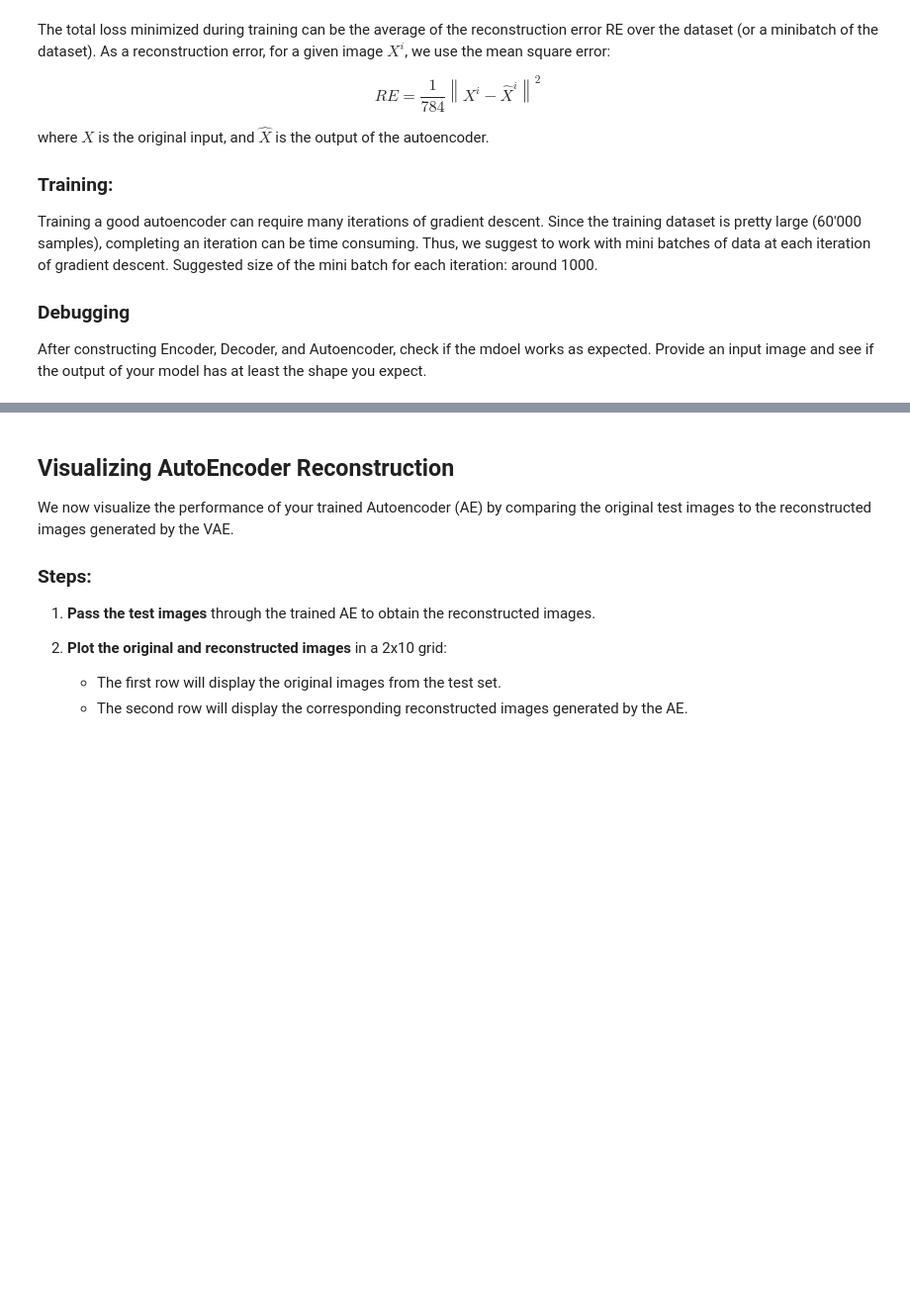
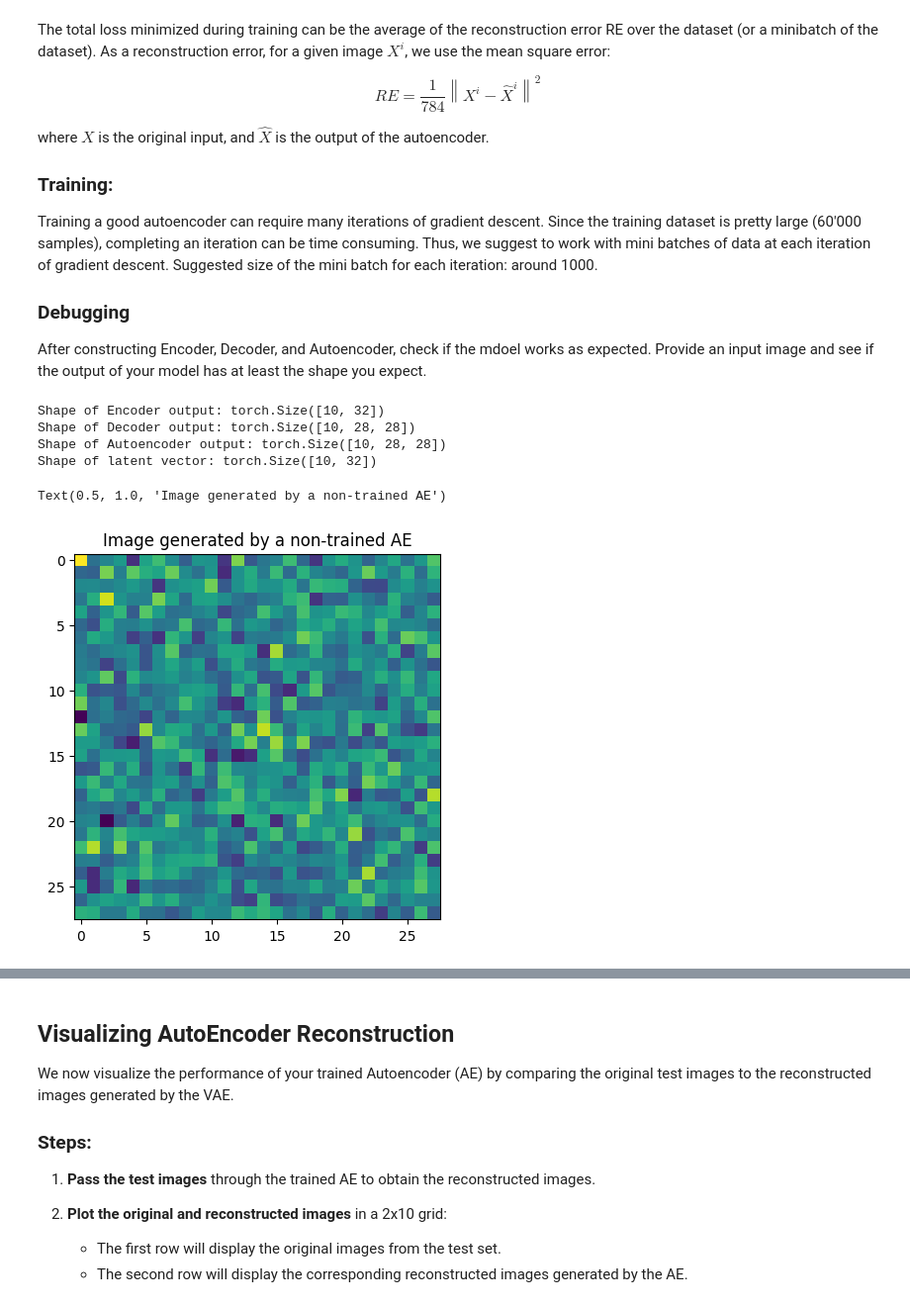
Before and after one commit to KennethSUPSI/auto_encoder_emma_maithili, a Jupyter notebook: Autoencoders_emma_maithili.ipynb, the cells around one changed output, grey strips where cells are left out. Shown at 99% size. Drawn from its saved outputs; the diff is of its cells as text; code cells hidden in the pictures; blank space fills up the shorter version.

```diff
--- a/Autoencoders_emma_maithili.ipynb
+++ b/Autoencoders_emma_maithili.ipynb
@@ -166,24 +181,37 @@ class Encoder(nn.Module):
 # You can complete the following cell or rewrite it from scratch
 
 class Decoder(nn.Module):
-    def __init__(self, ......  ):
+    def __init__(self, H, W, hidden_size_D, nz):
         super(Decoder, self).__init__()
 
-        ...
+        self.fc1 = nn.Linear(nz, hidden_size_D[0])  # First fully connected layer
+        self.fc2 = nn.Linear(hidden_size_D[0], hidden_size_D[1])  # Second fully connected layer
+        self.fc3 = nn.Linear(hidden_size_D[1], H*W)  # Output layer
+
+        self.unflatten = nn.Unflatten(dim=1, unflattened_size=(H, W))
+
+        self.relu = nn.ReLU()
+        self.sigmoid = nn.Sigmoid()
 
     def forward(self, z):
 
-        x = ...
+        x = self.sigmoid(self.fc1(z))
+        x = self.sigmoid(self.fc2(x))
+
+        x = self.fc3(x)
+        x = self.sigmoid(x)  # Ensure output is in the range [0, 1]
+        x = self.unflatten(x)
+
         return x
 # %%
 # Create Autoencoder (You can adapt this cell  based on the Encoder and Decoder models you have defined in the previous cells)
 
 class AutoEncoder(nn.Module):
-    def __init__(self, ......  ):
+    def __init__(self, H, W, hidden_size_E, hidden_size_D, nz):
         super(AutoEncoder, self).__init__()
         # Initialize the encoder and decoder
-        self.encoder = Encoder(...)
-        self.decoder = Decoder(...)
+        self.encoder = Encoder(H, W, hidden_size_E, nz)
+        self.decoder = Decoder(H, W, hidden_size_D, nz)
 
     def forward(self, x):
         # Encode input to latent space
@@ -197,37 +225,46 @@ class AutoEncoder(nn.Module):
 
 # Test the Autoencoder architecture
 
 # Extract a set of 10 images
 X = X_train[0:10, :, :]  # Shape: (10, 28, 28)
 batch_size, H, W = X.shape
 
 # Define model parameters
-
+nz = 32
+hidden_size_E=[128, 64]
+hidden_size_D=[64, 128]
 
 # Instantiate the encoder model
-model_encoder = Encoder(...)
+model_encoder = Encoder(H, W, hidden_size_E, nz)
 # Forward pass through the encoder
 enc_im = model_encoder(X)
 print(f"Shape of Encoder output: {enc_im.shape}")  # Expected size: (batch_size, nz)
 
 # Instantiate the decoder model
-model_decoder = Decoder(...)
+model_decoder = Decoder(H, W, hidden_size_D, nz)
 # Forward pass through the decoder
 out = model_decoder(enc_im)
 print(f"Shape of Decoder output: {out.shape}")  # Expected shape: (batch_size, 28, 28)
 
 # Instantiate the full AutoEncoder
-model = AutoEncoder(...)
+model = AutoEncoder(H, W, hidden_size_E, hidden_size_D, nz)
 # Forward pass through the autoencoder
 X_hat, z = model(X)
 print(f"Shape of Autoencoder output: {X_hat.shape}")  # Expected shape: (batch_size, 28, 28)
 print(f"Shape of latent vector: {z.shape}")  # Expected shape: (batch_size, nz)
 
 # Given a value of z, we can also apply it to the decoder and generate an output
 X_new = model.decoder(z)
 plt.figure()
 plt.imshow(X_new[0,:,:].detach())
 plt.title('Image generated by a non-trained AE')
+# %% [output]
+Shape of Encoder output: torch.Size([10, 32])
+Shape of Decoder output: torch.Size([10, 28, 28])
+Shape of Autoencoder output: torch.Size([10, 28, 28])
+Shape of latent vector: torch.Size([10, 32])
+Text(0.5, 1.0, 'Image generated by a non-trained AE')
+[figure, added]
 # %%
 # Train the autoencoder. You can use the following reconstruction loss
 
```
Also changed, not shown: parts of 15 cells of this notebook, 16 other files.
